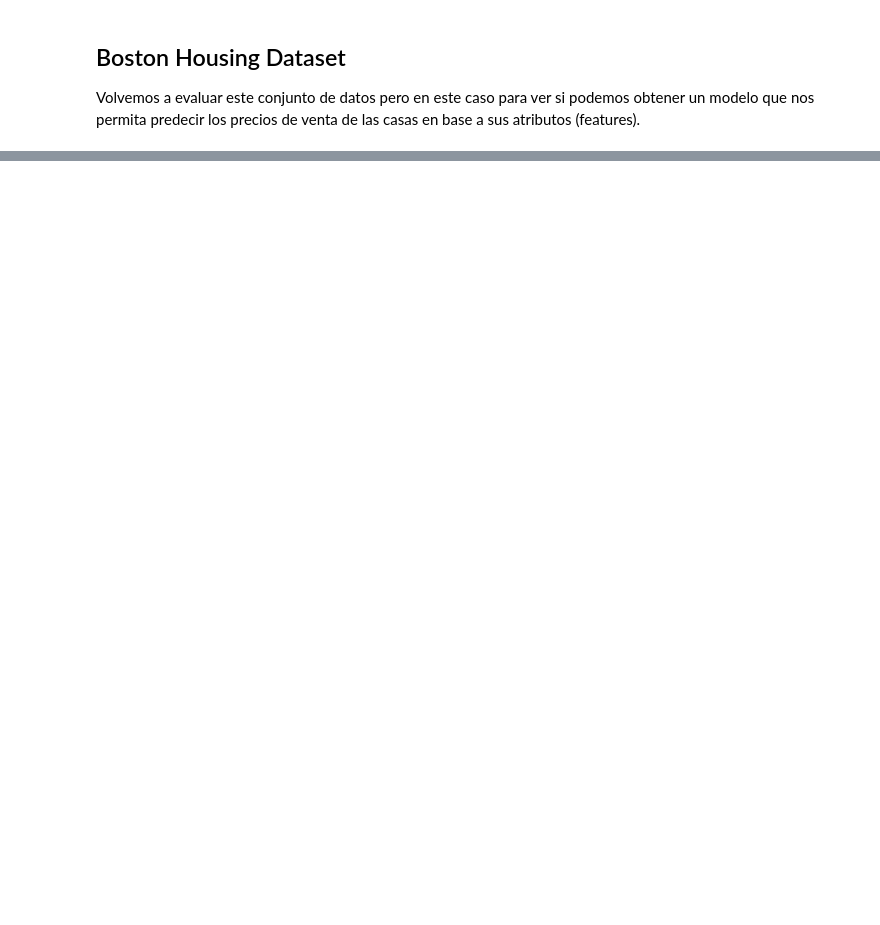
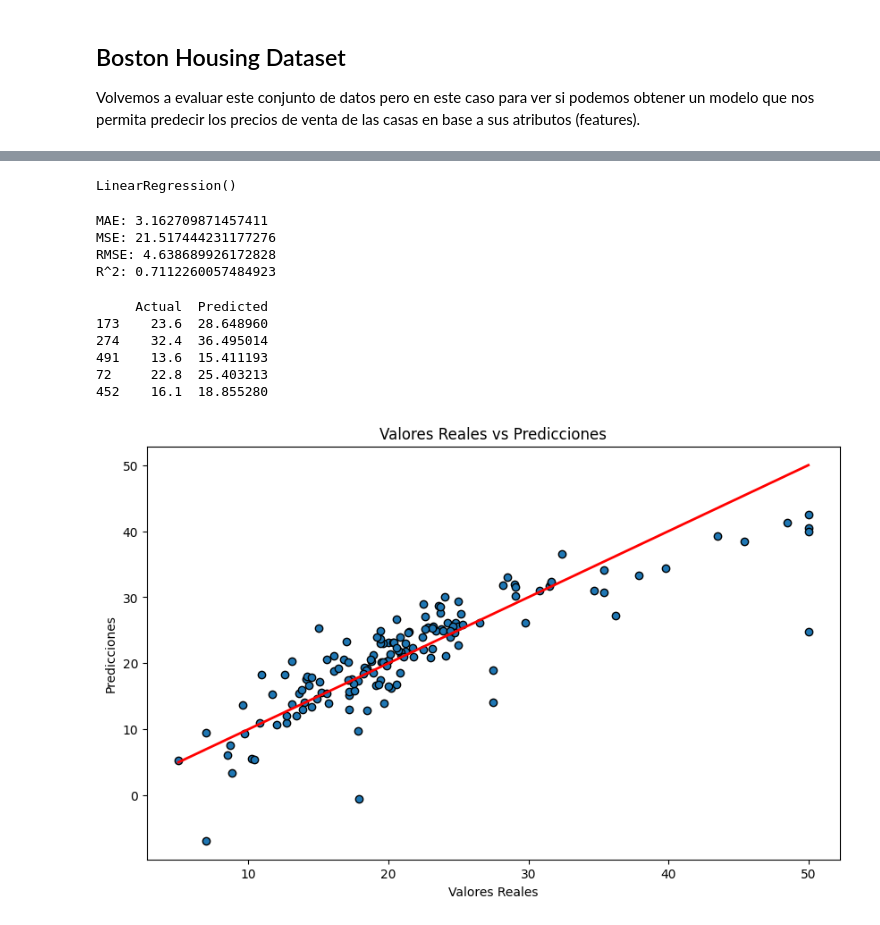
Before and after one commit to IraitzM/TheBridge_DSPT_ML, a Jupyter notebook: Supervisado/Regesión/Regression polinomial/ejercicios/Boston housing.ipynb, the cells around one changed output, grey strips where cells are left out. Drawn from its saved outputs; the diff is of its cells as text; code cells hidden in the pictures; blank space fills up the shorter version.

```diff
--- a/Supervisado/Regesión/Regression polinomial/ejercicios/Boston housing.ipynb
+++ b/Supervisado/Regesión/Regression polinomial/ejercicios/Boston housing.ipynb
@@ -25,0 +71,6 @@ df
+# %%
+# Escalar las características
+from sklearn.preprocessing import StandardScaler
+
+scaler = StandardScaler()
+X_scaled = scaler.fit_transform(X)
@@ -25,0 +79,4 @@ df
+# %%
+from sklearn.model_selection import train_test_split
+
+X_train, X_test, y_train, y_test = train_test_split(X_scaled, y, test_size=0.3, random_state=42)
@@ -25,0 +85,10 @@ df
+# %%
+from sklearn.linear_model import LinearRegression
+
+# Crear una instancia del modelo
+model = LinearRegression()
+
+# Entrenar el modelo
+model.fit(X_train, y_train)
+# %% [output]
+LinearRegression()
@@ -25,0 +97,22 @@ df
+# %%
+from sklearn import metrics
+import numpy as np
+
+# Realizar predicciones
+y_pred = model.predict(X_test)
+
+# Calcular métricas de evaluación
+mae = metrics.mean_absolute_error(y_test, y_pred)
+mse = metrics.mean_squared_error(y_test, y_pred)
+rmse = np.sqrt(mse)
+r2 = model.score(X_test, y_test)
+
+print(f'MAE: {mae}')
+print(f'MSE: {mse}')
+print(f'RMSE: {rmse}')
+print(f'R^2: {r2}')
+# %% [output]
+MAE: 3.162709871457411
+MSE: 21.517444231177276
+RMSE: 4.638689926172828
+R^2: 0.7112260057484923
@@ -25,0 +121,27 @@ df
+# %%
+# Realizar predicciones con el conjunto de prueba
+y_pred = model.predict(X_test)
+# %%
+# Crear un DataFrame para comparar los valores reales y las predicciones
+comparison = pd.DataFrame({'Actual': y_test, 'Predicted': y_pred})
+print(comparison.head())
+# %% [output]
+     Actual  Predicted
+173    23.6  28.648960
+274    32.4  36.495014
+491    13.6  15.411193
+72     22.8  25.403213
+452    16.1  18.855280
+# %%
+import matplotlib.pyplot as plt
+
+# Comparar los valores reales y las predicciones en una gráfica
+plt.figure(figsize=(10, 6))
+plt.scatter(y_test, y_pred, edgecolors=(0, 0, 0))
+plt.plot([min(y_test), max(y_test)], [min(y_test), max(y_test)], color='red', lw=2)
+plt.xlabel('Valores Reales')
+plt.ylabel('Predicciones')
+plt.title('Valores Reales vs Predicciones')
+plt.show()
+# %% [output]
+[figure, added]
```
Also changed, not shown: parts of 11 cells of this notebook, 4 other files.
